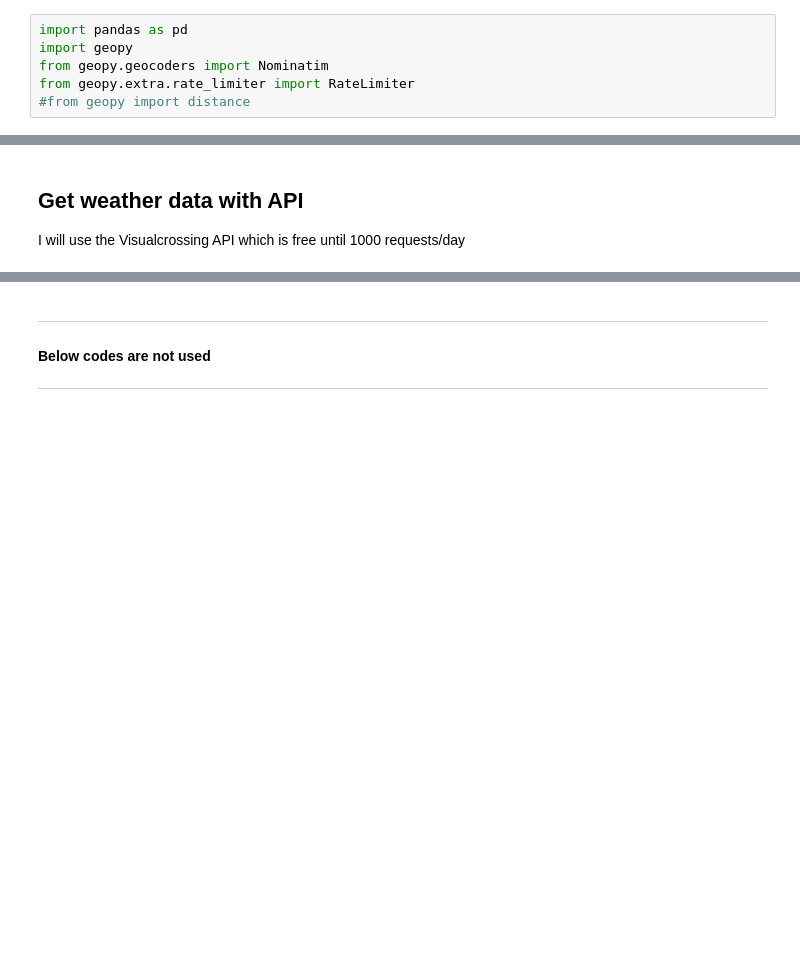
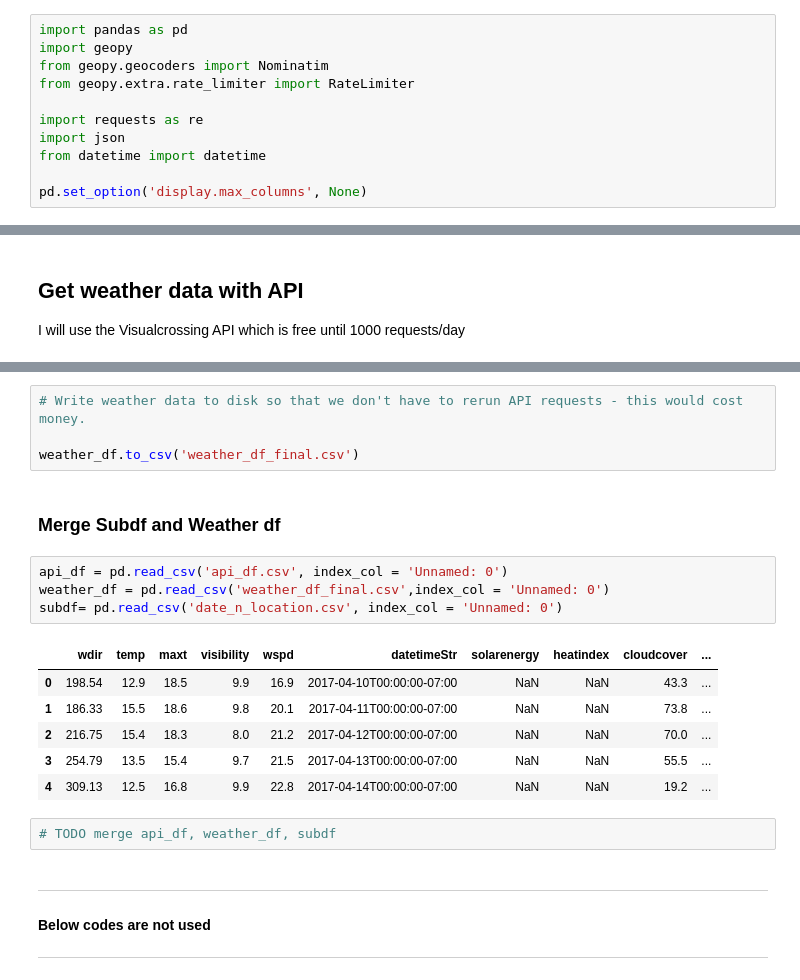
Before and after one commit to zsomborh/analyse_baseball_matches, a Jupyter notebook: venue_api.ipynb, the cells around one changed output, grey strips where cells are left out. Saved outputs shown, nothing was run; the diff lists cells and outputs as text; blank space fills up the shorter version.

```diff
--- a/venue_api.ipynb
+++ b/venue_api.ipynb
@@ -3,5 +3,10 @@ import pandas as pd
 import geopy
 from geopy.geocoders import Nominatim
 from geopy.extra.rate_limiter import RateLimiter
-#from geopy import distance
+
+import requests as re
+import json
+from datetime import datetime
+
+pd.set_option('display.max_columns', None)
 # %%
@@ -192,3 +254,22 @@ KeyError: 'locations'
+# %%
+# Write weather data to disk so that we don't have to rerun API requests - this would cost money.
+
+weather_df.to_csv('weather_df_final.csv')
+# %% [markdown]
+### Merge Subdf and Weather df
+# %%
+api_df = pd.read_csv('api_df.csv', index_col = 'Unnamed: 0')
+weather_df = pd.read_csv('weather_df_final.csv',index_col = 'Unnamed: 0')
+subdf= pd.read_csv('date_n_location.csv', index_col = 'Unnamed: 0')
+# %% [output]
+|  | wdir | temp | maxt | visibility | wspd | datetimeStr | solarenergy | heatindex | cloudcover | ... |
+| 0 | 198.54 | 12.9 | 18.5 | 9.9 | 16.9 | 2017-04-10T00:00:00-07:00 | NaN | NaN | 43.3 | ... |
+| 1 | 186.33 | 15.5 | 18.6 | 9.8 | 20.1 | 2017-04-11T00:00:00-07:00 | NaN | NaN | 73.8 | ... |
+| 2 | 216.75 | 15.4 | 18.3 | 8.0 | 21.2 | 2017-04-12T00:00:00-07:00 | NaN | NaN | 70.0 | ... |
+| 3 | 254.79 | 13.5 | 15.4 | 9.7 | 21.5 | 2017-04-13T00:00:00-07:00 | NaN | NaN | 55.5 | ... |
+| 4 | 309.13 | 12.5 | 16.8 | 9.9 | 22.8 | 2017-04-14T00:00:00-07:00 | NaN | NaN | 19.2 | ... |
+# %%
+# TODO merge api_df, weather_df, subdf
 # %% [markdown]
 ----------------------------------------
 
```
Also changed, not shown: parts of 25 cells of this notebook, 3 other files.
